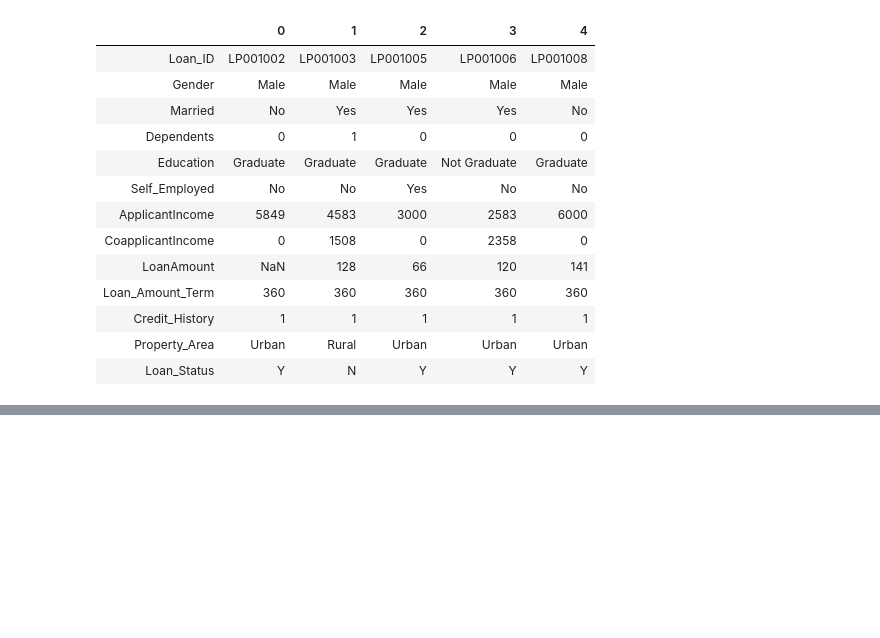
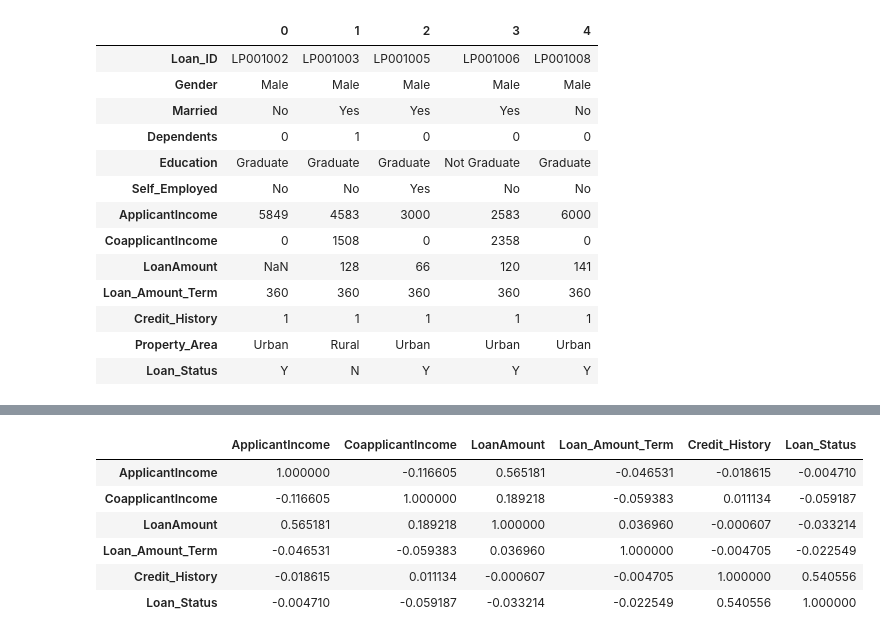
Before and after one commit to EmekaMomodu/LoanDefaultWebAPI, a Jupyter notebook: Model.ipynb, the cells around one changed output, grey strips where cells are left out. Saved outputs shown, nothing was run; the diff lists cells and outputs as text; code cells hidden in the pictures; blank space fills up the shorter version.

```diff
--- a/Model.ipynb
+++ b/Model.ipynb
@@ -28,0 +140,7 @@ train.head().T
+# %%
+train['Gender'].fillna(train['Gender'].mode()[0], inplace=True)
+
+train['Married'].fillna(train['Married'].mode()[0], inplace=True)
+train['Dependents'].fillna(train['Dependents'].mode()[0], inplace=True)
+train['Self_Employed'].fillna(train['Self_Employed'].mode()[0], inplace=True)
+train['Credit_History'].fillna(train['Credit_History'].mode()[0], inplace=True)
@@ -28,0 +339,10 @@ train.head().T
+# %%
+train[num_cols_train + ['Loan_Status']].corr()
+# %% [output]
+|  | ApplicantIncome | CoapplicantIncome | LoanAmount | Loan_Amount_Term | Credit_History | Loan_Status |
+| ApplicantIncome | 1.000000 | -0.116605 | 0.565181 | -0.046531 | -0.018615 | -0.004710 |
+| CoapplicantIncome | -0.116605 | 1.000000 | 0.189218 | -0.059383 | 0.011134 | -0.059187 |
+| LoanAmount | 0.565181 | 0.189218 | 1.000000 | 0.036960 | -0.000607 | -0.033214 |
+| Loan_Amount_Term | -0.046531 | -0.059383 | 0.036960 | 1.000000 | -0.004705 | -0.022549 |
+| Credit_History | -0.018615 | 0.011134 | -0.000607 | -0.004705 | 1.000000 | 0.540556 |
+| Loan_Status | -0.004710 | -0.059187 | -0.033214 | -0.022549 | 0.540556 | 1.000000 |
```
Also changed, not shown: parts of 40 cells of this notebook, 12 other files.
